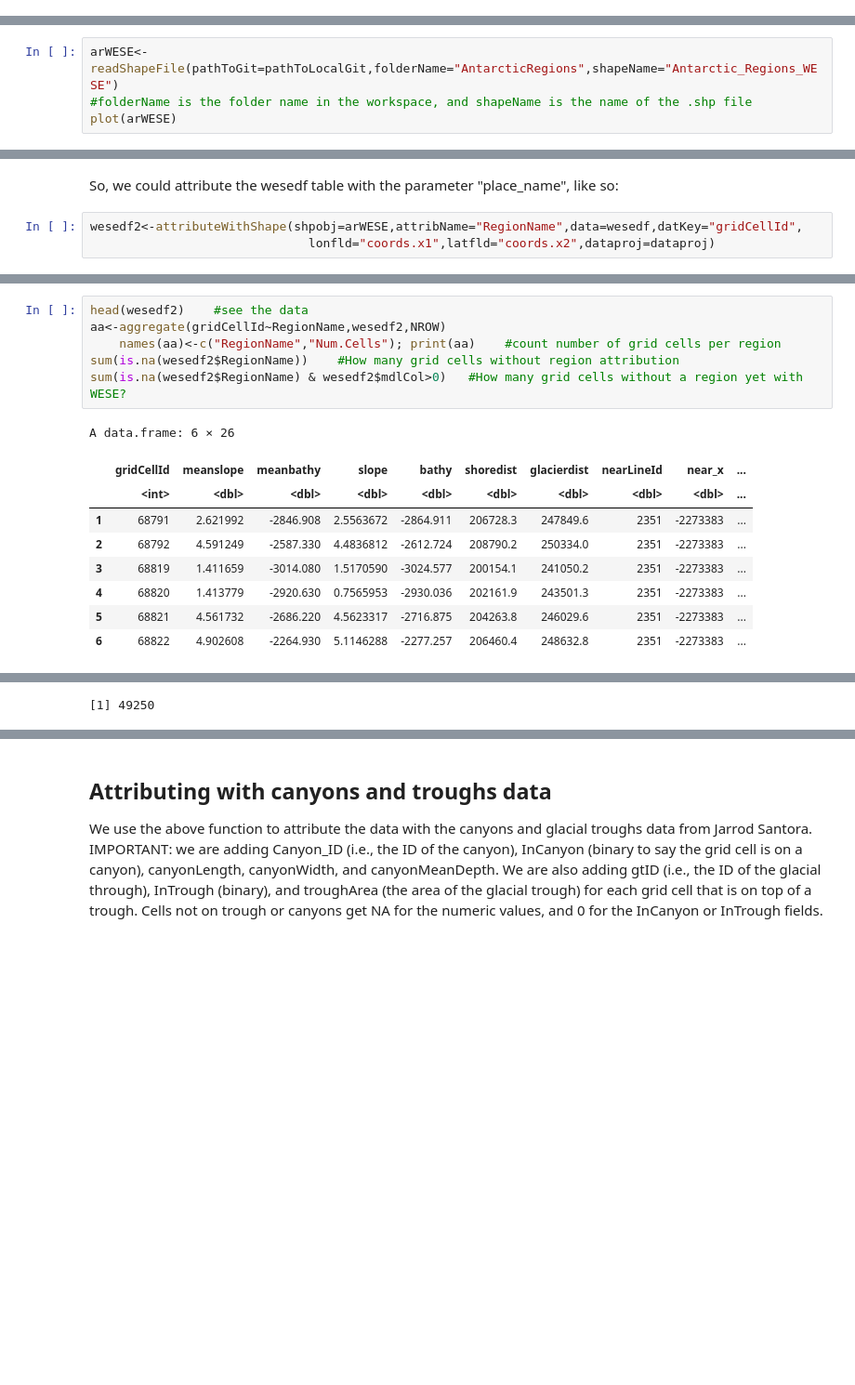
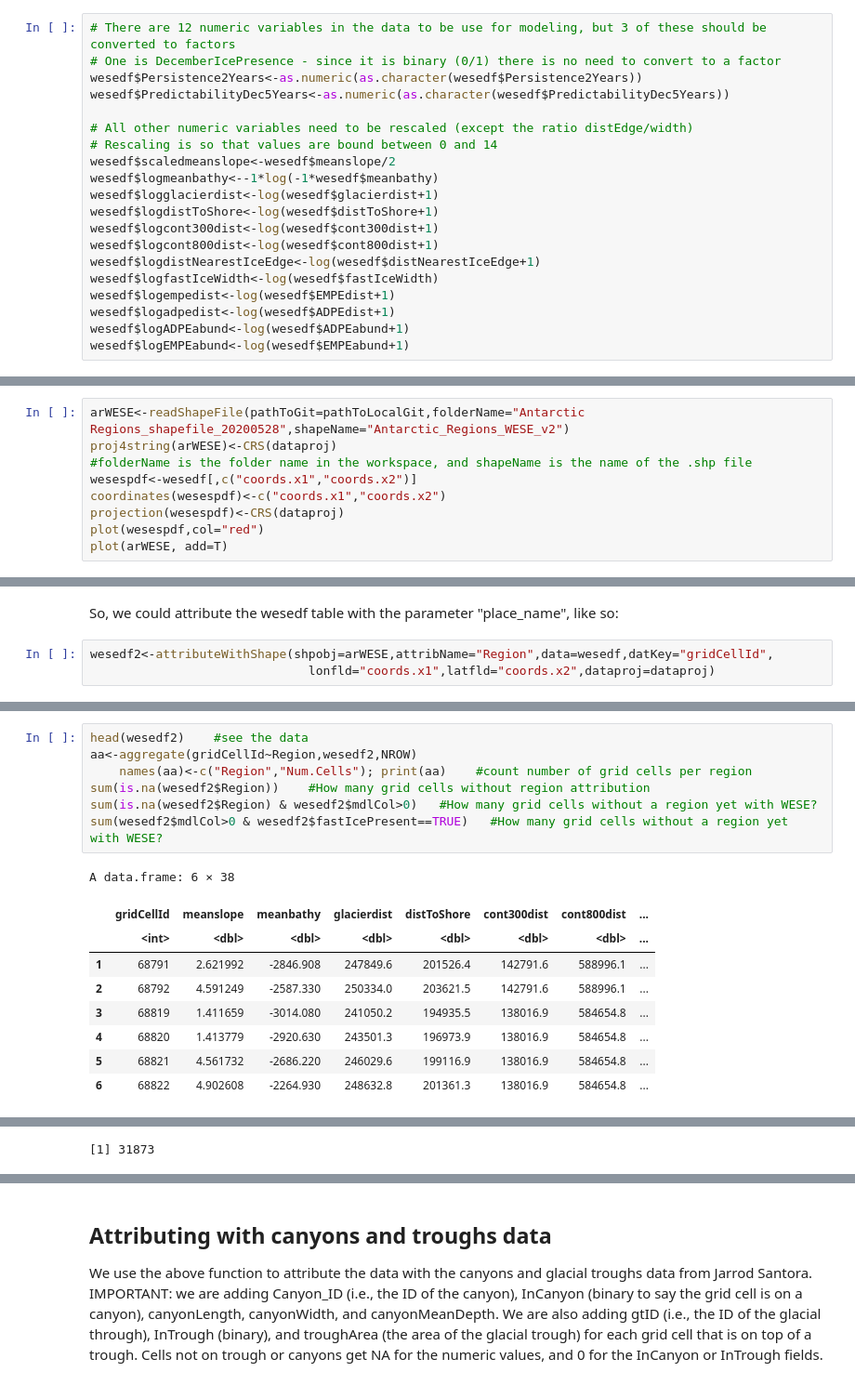
Before and after one commit to pointblue/ContinentalWESEestimates, a Jupyter notebook: notebooks/FitRegressionModels_ofSealAbundeancePresence.ipynb, the cells around one changed output, grey strips where cells are left out. Shown: that part at 93% size. Saved outputs shown, nothing was run; the diff lists cells and outputs as text; blank space fills up the shorter version.

```diff
--- a/notebooks/FitRegressionModels_ofSealAbundeancePresence.ipynb
+++ b/notebooks/FitRegressionModels_ofSealAbundeancePresence.ipynb
@@ -74,3 +145,23 @@ A data.frame: 6 × 25
+# %%
+# There are 12 numeric variables in the data to be use for modeling, but 3 of these should be converted to factors
+# One is DecemberIcePresence - since it is binary (0/1) there is no need to convert to a factor
+wesedf$Persistence2Years<-as.numeric(as.character(wesedf$Persistence2Years))
+wesedf$PredictabilityDec5Years<-as.numeric(as.character(wesedf$PredictabilityDec5Years))
+
+# All other numeric variables need to be rescaled (except the ratio distEdge/width)
+# Rescaling is so that values are bound between 0 and 14
+wesedf$scaledmeanslope<-wesedf$meanslope/2
+wesedf$logmeanbathy<--1*log(-1*wesedf$meanbathy)
+wesedf$logglacierdist<-log(wesedf$glacierdist+1)
+wesedf$logdistToShore<-log(wesedf$distToShore+1)
+wesedf$logcont300dist<-log(wesedf$cont300dist+1)
+wesedf$logcont800dist<-log(wesedf$cont800dist+1)
+wesedf$logdistNearestIceEdge<-log(wesedf$distNearestIceEdge+1)
+wesedf$logfastIceWidth<-log(wesedf$fastIceWidth)
+wesedf$logempedist<-log(wesedf$EMPEdist+1)
+wesedf$logadpedist<-log(wesedf$ADPEdist+1)
+wesedf$logADPEabund<-log(wesedf$ADPEabund+1)
+wesedf$logEMPEabund<-log(wesedf$EMPEabund+1)
 # %% [markdown]
 ## Regresion analysis preliminaries
 # %% [markdown]
@@ -83,8 +174,13 @@ The above tble (wesedf) is ready for fitting regression models, but first we wil
 __Regarding #1__ it is done with the functions "readShapeFile" and "attributeWithShape". The first function reads the shape file into a spatial object and the second one uses information on the spatial object (e.g., David's WESE zones) into the data.
 Here's an example to load a point shapefile, from an example copied into the repository's data folder:
 # %%
-arWESE<-readShapeFile(pathToGit=pathToLocalGit,folderName="AntarcticRegions",shapeName="Antarctic_Regions_WESE")
+arWESE<-readShapeFile(pathToGit=pathToLocalGit,folderName="Antarctic Regions_shapefile_20200528",shapeName="Antarctic_Regions_WESE_v2")
+proj4string(arWESE)<-CRS(dataproj)
 #folderName is the folder name in the workspace, and shapeName is the name of the .shp file
-plot(arWESE)
+wesespdf<-wesedf[,c("coords.x1","coords.x2")]
+coordinates(wesespdf)<-c("coords.x1","coords.x2")
+projection(wesespdf)<-CRS(dataproj)
+plot(wesespdf,col="red")
+plot(arWESE, add=T)
 # %% [output]
 OGR data source with driver: ESRI Shapefile
@@ -109,6 +205,6 @@ A data.frame: 6 × 4
 # %% [markdown]
 So, we could attribute the wesedf table with the parameter "place_name", like so:
 # %%
-wesedf2<-attributeWithShape(shpobj=arWESE,attribName="RegionName",data=wesedf,datKey="gridCellId",
+wesedf2<-attributeWithShape(shpobj=arWESE,attribName="Region",data=wesedf,datKey="gridCellId",
                               lonfld="coords.x1",latfld="coords.x2",dataproj=dataproj)
 # %% [markdown]
@@ -116,16 +212,17 @@ The example shapefileAntarcticRegions did not go far north enough to cover the e
 # %%
 head(wesedf2)    #see the data
-aa<-aggregate(gridCellId~RegionName,wesedf2,NROW)
-    names(aa)<-c("RegionName","Num.Cells"); print(aa)    #count number of grid cells per region
-sum(is.na(wesedf2$RegionName))    #How many grid cells without region attribution
-sum(is.na(wesedf2$RegionName) & wesedf2$mdlCol>0)   #How many grid cells without a region yet with WESE?
+aa<-aggregate(gridCellId~Region,wesedf2,NROW)
+    names(aa)<-c("Region","Num.Cells"); print(aa)    #count number of grid cells per region
+sum(is.na(wesedf2$Region))    #How many grid cells without region attribution
+sum(is.na(wesedf2$Region) & wesedf2$mdlCol>0)   #How many grid cells without a region yet with WESE?
+sum(wesedf2$mdlCol>0 & wesedf2$fastIcePresent==TRUE)   #How many grid cells without a region yet with WESE?
 # %% [output]
-A data.frame: 6 × 26
+A data.frame: 6 × 38
-|  | gridCellId | meanslope | meanbathy | slope | bathy | shoredist | glacierdist | nearLineId | near_x | ... |
-|  | <int> | <dbl> | <dbl> | <dbl> | <dbl> | <dbl> | <dbl> | <dbl> | <dbl> | ... |
-| 1 | 68791 | 2.621992 | -2846.908 | 2.5563672 | -2864.911 | 206728.3 | 247849.6 | 2351 | -2273383 | ... |
-| 2 | 68792 | 4.591249 | -2587.330 | 4.4836812 | -2612.724 | 208790.2 | 250334.0 | 2351 | -2273383 | ... |
-| 3 | 68819 | 1.411659 | -3014.080 | 1.5170590 | -3024.577 | 200154.1 | 241050.2 | 2351 | -2273383 | ... |
-| 4 | 68820 | 1.413779 | -2920.630 | 0.7565953 | -2930.036 | 202161.9 | 243501.3 | 2351 | -2273383 | ... |
-| 5 | 68821 | 4.561732 | -2686.220 | 4.5623317 | -2716.875 | 204263.8 | 246029.6 | 2351 | -2273383 | ... |
-| 6 | 68822 | 4.902608 | -2264.930 | 5.1146288 | -2277.257 | 206460.4 | 248632.8 | 2351 | -2273383 | ... |
+|  | gridCellId | meanslope | meanbathy | glacierdist | distToShore | cont300dist | cont800dist | ... |
+|  | <int> | <dbl> | <dbl> | <dbl> | <dbl> | <dbl> | <dbl> | ... |
+| 1 | 68791 | 2.621992 | -2846.908 | 247849.6 | 201526.4 | 142791.6 | 588996.1 | ... |
+| 2 | 68792 | 4.591249 | -2587.330 | 250334.0 | 203621.5 | 142791.6 | 588996.1 | ... |
+| 3 | 68819 | 1.411659 | -3014.080 | 241050.2 | 194935.5 | 138016.9 | 584654.8 | ... |
+| 4 | 68820 | 1.413779 | -2920.630 | 243501.3 | 196973.9 | 138016.9 | 584654.8 | ... |
+| 5 | 68821 | 4.561732 | -2686.220 | 246029.6 | 199116.9 | 138016.9 | 584654.8 | ... |
+| 6 | 68822 | 4.902608 | -2264.930 | 248632.8 | 201361.3 | 138016.9 | 584654.8 | ... |
@@ -141 +234 @@ A data.frame: 6 × 26
-[1] 49250
+[1] 31873
```
Also changed, not shown: parts of 39 cells of this notebook, 2 other files.
